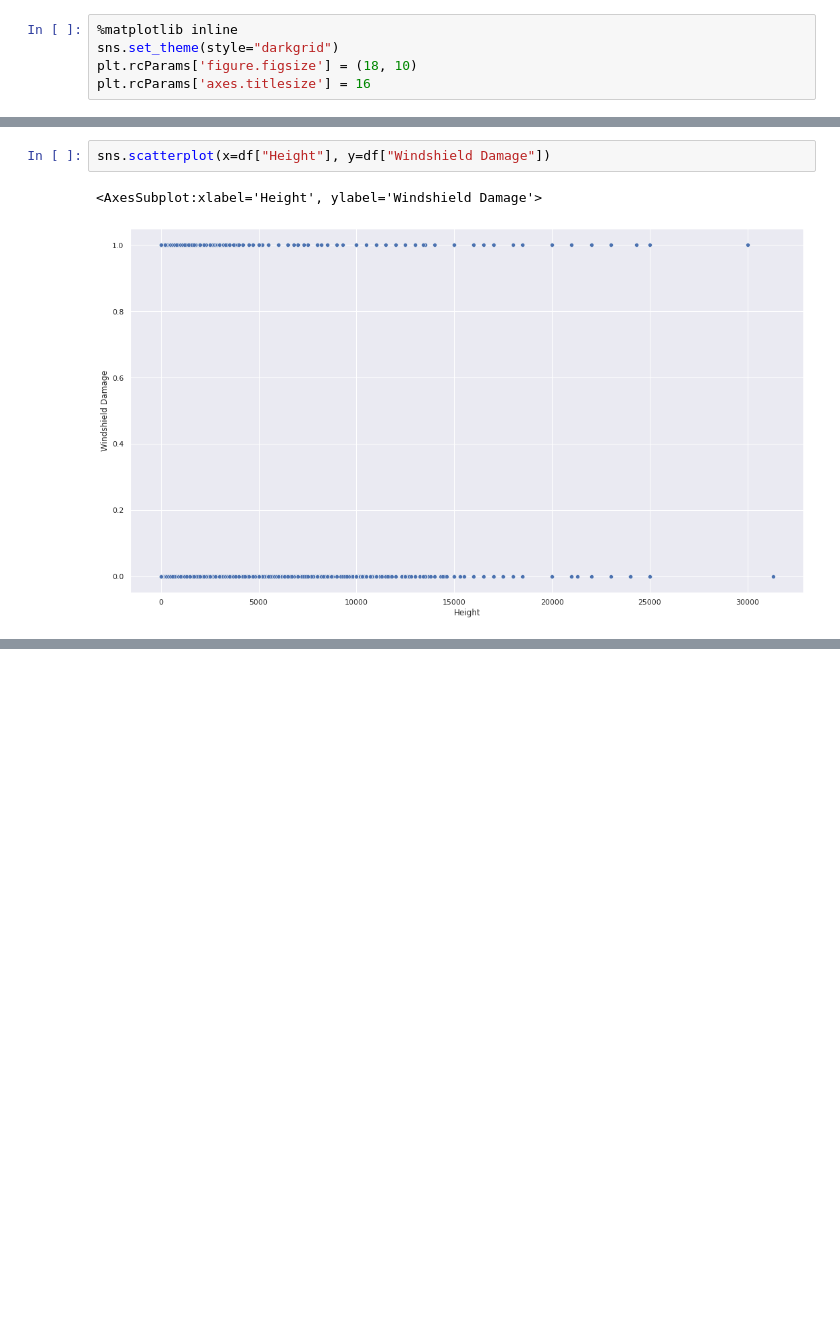
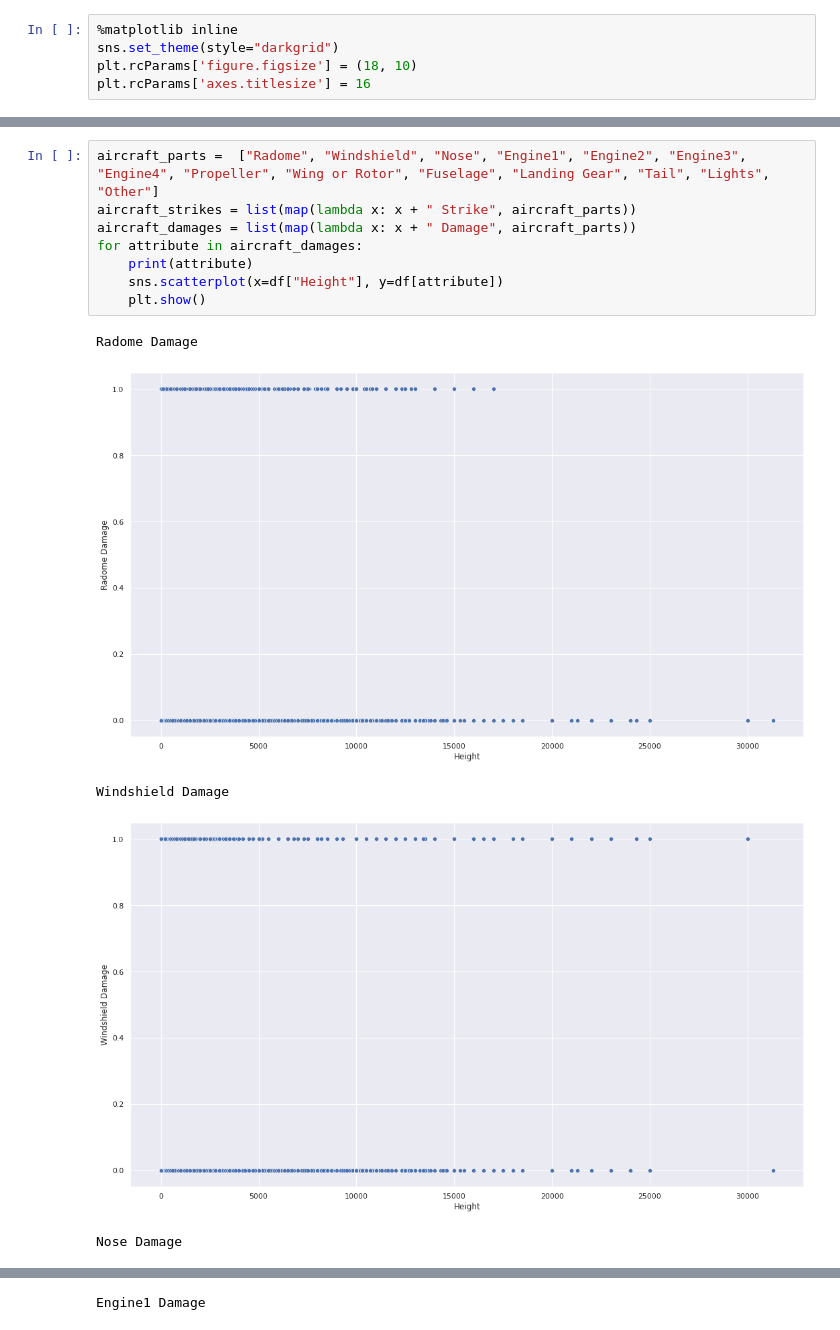
Before and after one commit to MvKaio/StudyOfAircraftWildlifeStrikes, a Jupyter notebook: notebooks/Regression.ipynb, the cells around one changed output, grey strips where cells are left out. Saved outputs shown, nothing was run; the diff lists cells and outputs as text; blank space fills up the shorter version.

```diff
--- a/notebooks/Regression.ipynb
+++ b/notebooks/Regression.ipynb
@@ -31,5 +17,14 @@ df.head(10)
 # %%
-sns.scatterplot(x=df["Height"], y=df["Windshield Damage"])
+aircraft_parts =  ["Radome", "Windshield", "Nose", "Engine1", "Engine2", "Engine3", "Engine4", "Propeller", "Wing or Rotor", "Fuselage", "Landing Gear", "Tail", "Lights", "Other"]
+aircraft_strikes = list(map(lambda x: x + " Strike", aircraft_parts))
+aircraft_damages = list(map(lambda x: x + " Damage", aircraft_parts))
+for attribute in aircraft_damages:
+    print(attribute)
+    sns.scatterplot(x=df["Height"], y=df[attribute])
+    plt.show()
 # %% [output]
-<AxesSubplot:xlabel='Height', ylabel='Windshield Damage'>
+Radome Damage
-[figure, old version]
+[figure, new version]
+Windshield Damage
+[figure, added]
+Nose Damage
@@ -35,0 +32 @@ sns.scatterplot(x=df["Height"], y=df["Windshield Damage"])
+Engine1 Damage
```
Also changed, not shown: parts of 4 cells of this notebook, 2 other files.
